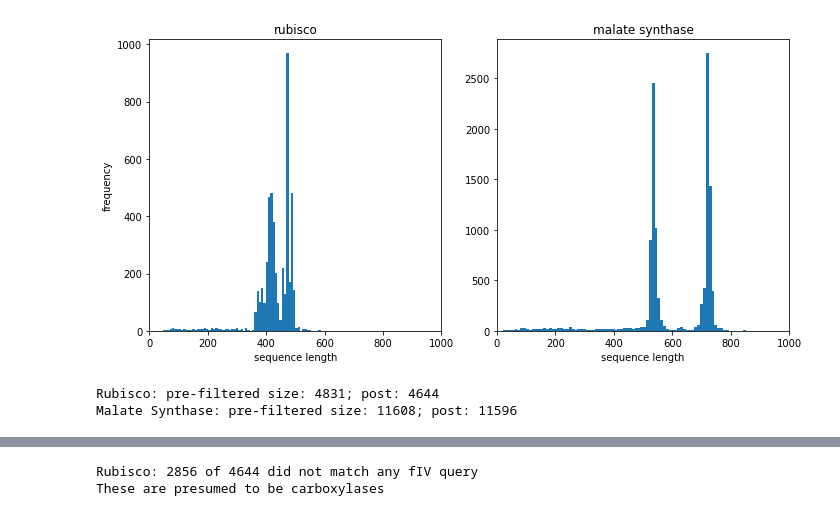
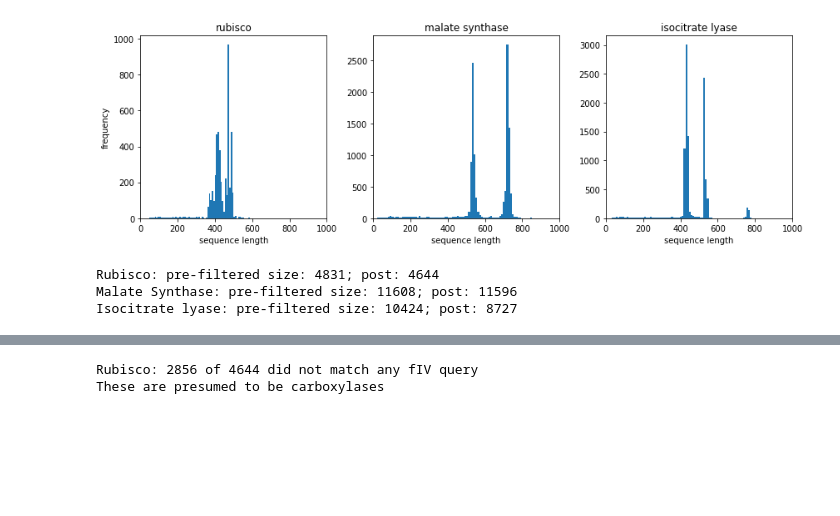
Before and after one commit to flamholz/malate_synthase, a Jupyter notebook: pipeline/00_reformat_and_filter.ipynb, the cells around one changed output, grey strips where cells are left out. Saved outputs shown, nothing was run; the diff lists cells and outputs as text; code cells hidden in the pictures; blank space fills up the shorter version.

Commit message:
isocitrate lyase added to analysis and output.

```diff
--- a/pipeline/00_reformat_and_filter.ipynb
+++ b/pipeline/00_reformat_and_filter.ipynb
@@ -94,26 +94,38 @@ ms_df = pd.read_csv(ms_fname)
 ms_df = add_taxonomic_information(ms_df)
 ms_df.to_csv('../annotree_data/PF01274_malate_synthase_042720_phylo.csv')
 ms_lens = ms_df.sequence.str.len()
+
+icl_fname = '../annotree_data/PF00463_isocitrate_lyase_070920.csv'
+icl_df = pd.read_csv(icl_fname)
+icl_df = add_taxonomic_information(icl_df)
+icl_df.to_csv('../annotree_data/PF00463_isocitrate_lyase_070920_phylo.csv')
+icl_lens = icl_df.sequence.str.len()
 # %%
 # Plot sequence length distributions to figure out what the right thresholds are.
-fig, axs = plt.subplots(1, 2, figsize=(10, 5))
+fig, axs = plt.subplots(1, 3, figsize=(12, 4))
 ax0 = axs[0]
 ax0.hist(rub_lens[rub_lens < 1000], bins=100)
 ax0.set_xlim(0, 1000)
 ax0.set_title('rubisco')
 ax0.set_xlabel('sequence length')
 ax0.set_ylabel('frequency')
 
 ax1 = axs[1]
 ax1.hist(ms_lens[ms_lens < 1000], bins=100)
 ax1.set_xlim(0, 1000)
 ax1.set_title('malate synthase')
 ax1.set_xlabel('sequence length')
 
+ax2 = axs[2]
+ax2.hist(icl_lens[icl_lens < 1000], bins=100)
+ax2.set_xlim(0, 1000)
+ax2.set_title('isocitrate lyase')
+ax2.set_xlabel('sequence length')
+
 plt.tight_layout()
 plt.show()
 # %% [output]
-[figure, old version]
+[figure, new version]
 # %%
 # Loose filters since we are just trying to get rid of absurd cases here.
 rub_filtered_df = filter_annotree_df(rubisco_df, min_length=200, max_length=800)
@@ -121,22 +134,26 @@ ms_filtered_df = filter_annotree_df(ms_df, min_length=200, max_length=900)
 # %%
 print('Rubisco: pre-filtered size: %d; post: %d' % (rubisco_df.index.size, rub_filtered_df.index.size))
 print('Malate Synthase: pre-filtered size: %d; post: %d' % (ms_df.index.size, ms_filtered_df.index.size))
+print('Isocitrate lyase: pre-filtered size: %d; post: %d' % (icl_df.index.size, icl_filtered_df.index.size))
 
 # Should have no duplicate IDs now that we've filtered.
 # This was achieved by dropping duplicates, but the duplicates were determined by IDs and sequence
 # So this check ensures all the duplicate IDs in fact had the same sequence.
 assert rub_filtered_df.geneId.unique().size == rub_filtered_df.index.size
 assert ms_filtered_df.geneId.unique().size == ms_filtered_df.index.size
+assert icl_filtered_df.geneId.unique().size == icl_filtered_df.index.size
 
 # Save the filtered file as CSV
 rub_filtered_df.to_csv('../annotree_data/PF00016_rubisco_large_042720_filtered.csv', index=False)
 ms_filtered_df.to_csv('../annotree_data/PF01274_malate_synthase_042720_filtered.csv', index=False)
+icl_filtered_df.to_csv('../annotree_data/PF00463_isocitrate_lyase_070920_filtered.csv', index=False)
 
 # Make a fasta file of the filtered rubiscos for usearch
 make_fasta_from_annotree_csv(rub_filtered_df, '../annotree_data/PF00016_rubisco_large_042720_filtered.fa')
 # %% [output]
 Rubisco: pre-filtered size: 4831; post: 4644
 Malate Synthase: pre-filtered size: 11608; post: 11596
+Isocitrate lyase: pre-filtered size: 10424; post: 8727
 # %%
 # Make a sequence database for type IV rubiscos for usearch
 jaffee_seqs = SeqIO.parse('../rubisco_sequences/jaffe_et_al_2018_rubisco_superfamilies.faa', 'fasta')
```
Also changed, not shown: parts of 3 cells of this notebook, 3 other files.
